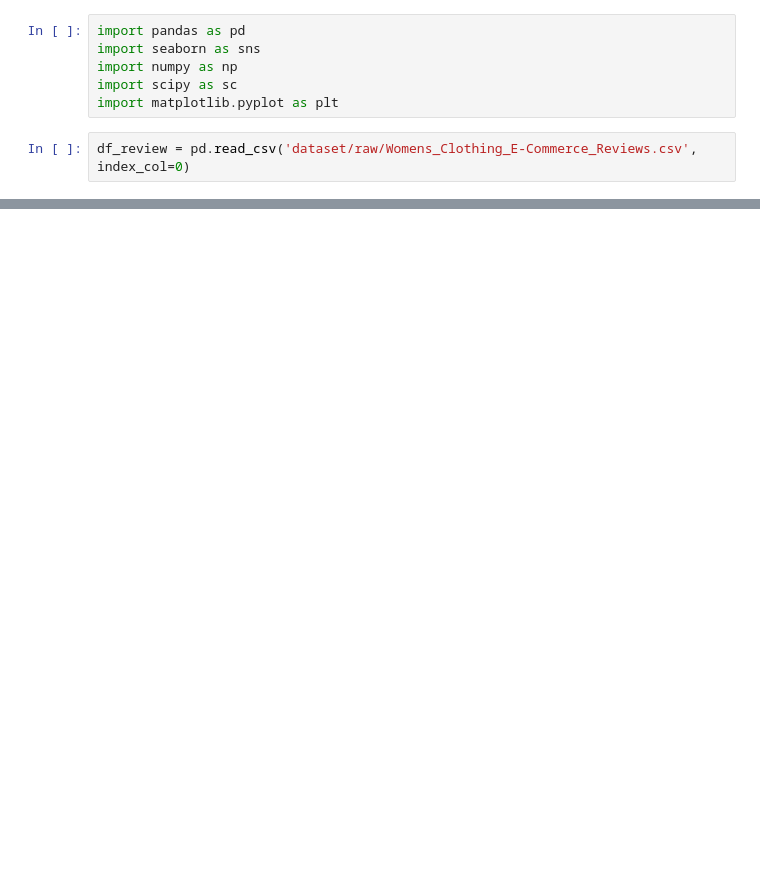
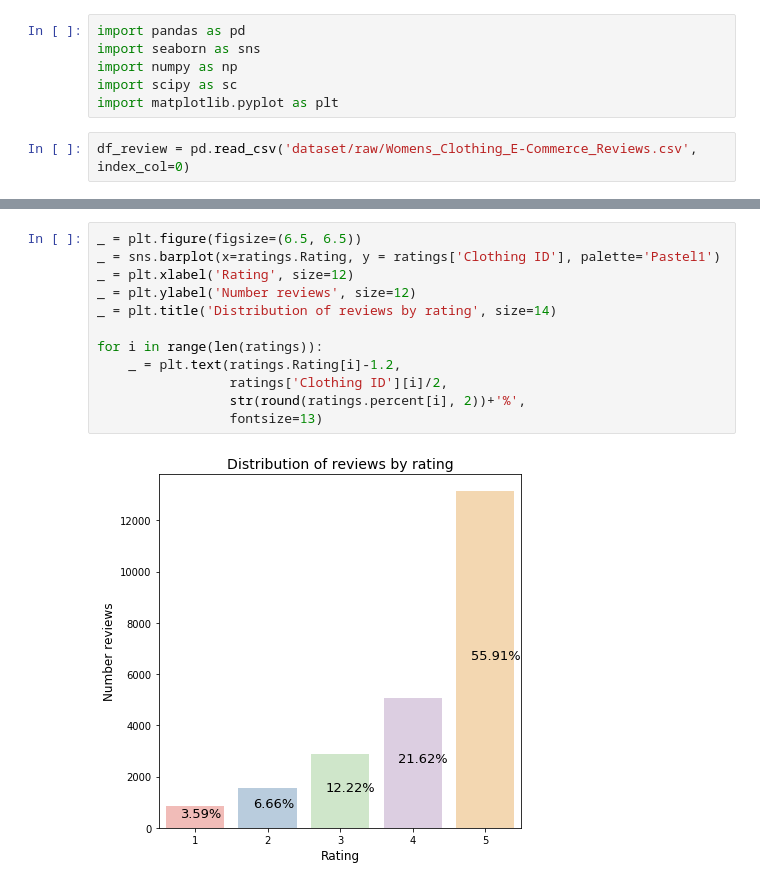
Before and after one commit to Daesparz/Conundrum_17, a Jupyter notebook: Exploratory Data Analysis user reviews.ipynb, the cells around one changed output, grey strips where cells are left out. Cells and saved outputs as stored; diff of their text form; blank space fills up the shorter version.

```diff
--- a/Exploratory Data Analysis user reviews.ipynb
+++ b/Exploratory Data Analysis user reviews.ipynb
@@ -17,0 +47,14 @@ df_review.head()
+# %%
+_ = plt.figure(figsize=(6.5, 6.5))
+_ = sns.barplot(x=ratings.Rating, y = ratings['Clothing ID'], palette='Pastel1')
+_ = plt.xlabel('Rating', size=12)
+_ = plt.ylabel('Number reviews', size=12)
+_ = plt.title('Distribution of reviews by rating', size=14)
+
+for i in range(len(ratings)):
+    _ = plt.text(ratings.Rating[i]-1.2,
+                 ratings['Clothing ID'][i]/2,
+                 str(round(ratings.percent[i], 2))+'%',
+                 fontsize=13)
+# %% [output]
+[figure, added]
```
Also changed, not shown: parts of 8 cells of this notebook.
